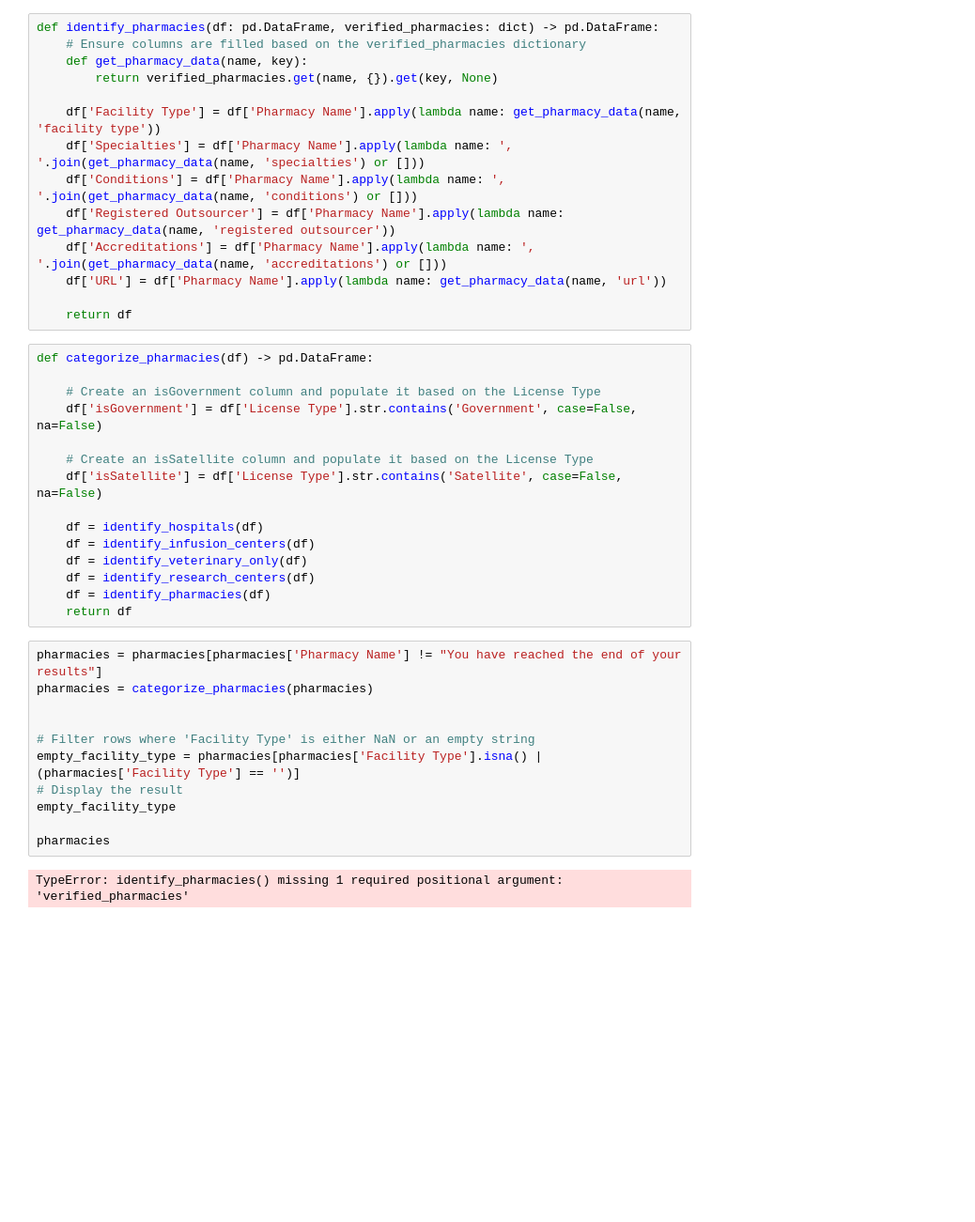
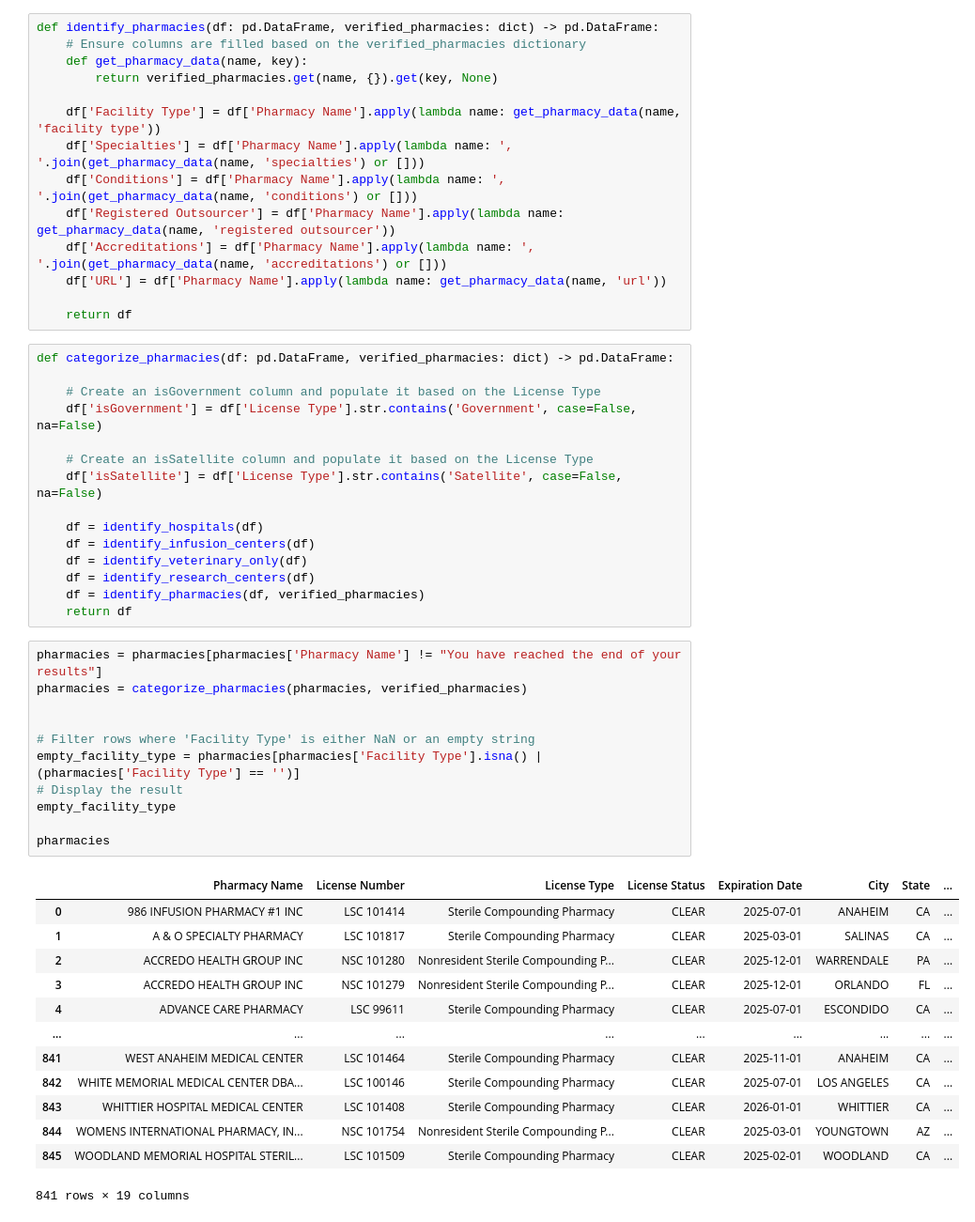
Before and after one commit to brittanyvl/California-Pharmacy-License-Dashboard, a Jupyter notebook: Notebooks/transformation.ipynb, the cells around one changed output. Shown at 94% size. Saved outputs shown, nothing was run; the diff lists cells and outputs as text; blank space fills up the shorter version.

```diff
--- a/Notebooks/transformation.ipynb
+++ b/Notebooks/transformation.ipynb
@@ -778,7 +778,7 @@ def identify_pharmacies(df: pd.DataFrame, verified_pharmacies: dict) -> pd.DataF
 
     return df
 # %%
-def categorize_pharmacies(df) -> pd.DataFrame:
+def categorize_pharmacies(df: pd.DataFrame, verified_pharmacies: dict) -> pd.DataFrame:
 
     # Create an isGovernment column and populate it based on the License Type
     df['isGovernment'] = df['License Type'].str.contains('Government', case=False, na=False)
@@ -790,20 +790,32 @@ def categorize_pharmacies(df) -> pd.DataFrame:
     df = identify_infusion_centers(df)
     df = identify_veterinary_only(df)
     df = identify_research_centers(df)
-    df = identify_pharmacies(df)
+    df = identify_pharmacies(df, verified_pharmacies)
     return df
 # %%
 pharmacies = pharmacies[pharmacies['Pharmacy Name'] != "You have reached the end of your results"]
-pharmacies = categorize_pharmacies(pharmacies)
+pharmacies = categorize_pharmacies(pharmacies, verified_pharmacies)
 
 
 # Filter rows where 'Facility Type' is either NaN or an empty string
 empty_facility_type = pharmacies[pharmacies['Facility Type'].isna() | (pharmacies['Facility Type'] == '')]
 # Display the result
 empty_facility_type
 
 pharmacies
 # %% [output]
+|  | Pharmacy Name | License Number | License Type | License Status | Expiration Date | City | State | ... |
+| 0 | 986 INFUSION PHARMACY #1 INC | LSC 101414 | Sterile Compounding Pharmacy | CLEAR | 2025-07-01 | ANAHEIM | CA | ... |
+| 1 | A & O SPECIALTY PHARMACY | LSC 101817 | Sterile Compounding Pharmacy | CLEAR | 2025-03-01 | SALINAS | CA | ... |
+| 2 | ACCREDO HEALTH GROUP INC | NSC 101280 | Nonresident Sterile Compounding P... | CLEAR | 2025-12-01 | WARRENDALE | PA | ... |
+| 3 | ACCREDO HEALTH GROUP INC | NSC 101279 | Nonresident Sterile Compounding P... | CLEAR | 2025-12-01 | ORLANDO | FL | ... |
+| 4 | ADVANCE CARE PHARMACY | LSC 99611 | Sterile Compounding Pharmacy | CLEAR | 2025-07-01 | ESCONDIDO | CA | ... |
+| ... | ... | ... | ... | ... | ... | ... | ... | ... |
+| 841 | WEST ANAHEIM MEDICAL CENTER | LSC 101464 | Sterile Compounding Pharmacy | CLEAR | 2025-11-01 | ANAHEIM | CA | ... |
+| 842 | WHITE MEMORIAL MEDICAL CENTER DBA... | LSC 100146 | Sterile Compounding Pharmacy | CLEAR | 2025-07-01 | LOS ANGELES | CA | ... |
+| 843 | WHITTIER HOSPITAL MEDICAL CENTER | LSC 101408 | Sterile Compounding Pharmacy | CLEAR | 2026-01-01 | WHITTIER | CA | ... |
+| 844 | WOMENS INTERNATIONAL PHARMACY, IN... | NSC 101754 | Nonresident Sterile Compounding P... | CLEAR | 2025-03-01 | YOUNGTOWN | AZ | ... |
+| 845 | WOODLAND MEMORIAL HOSPITAL STERIL... | LSC 101509 | Sterile Compounding Pharmacy | CLEAR | 2025-02-01 | WOODLAND | CA | ... |
-TypeError: identify_pharmacies() missing 1 required positional argument: 'verified_pharmacies'
+841 rows × 19 columns
 # %%
 # File path
```
Also changed, not shown: parts of 1 cell of this notebook, 1 other file.
